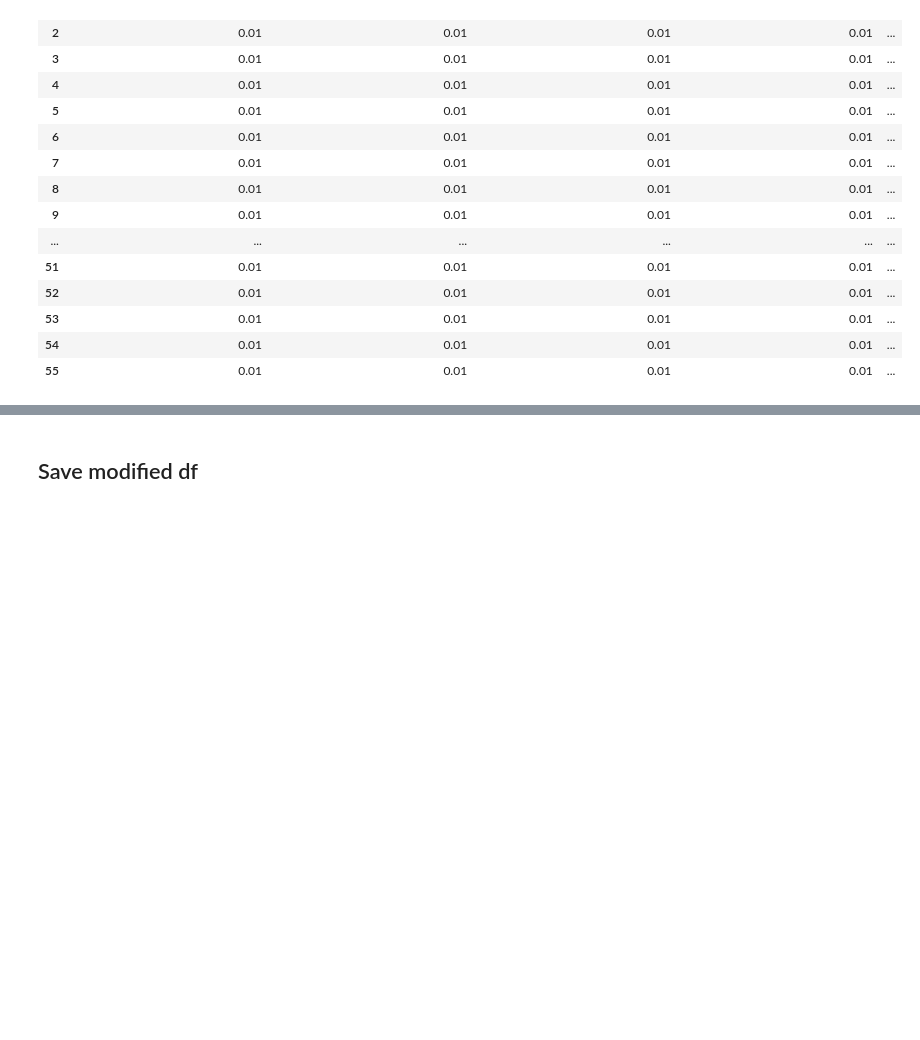
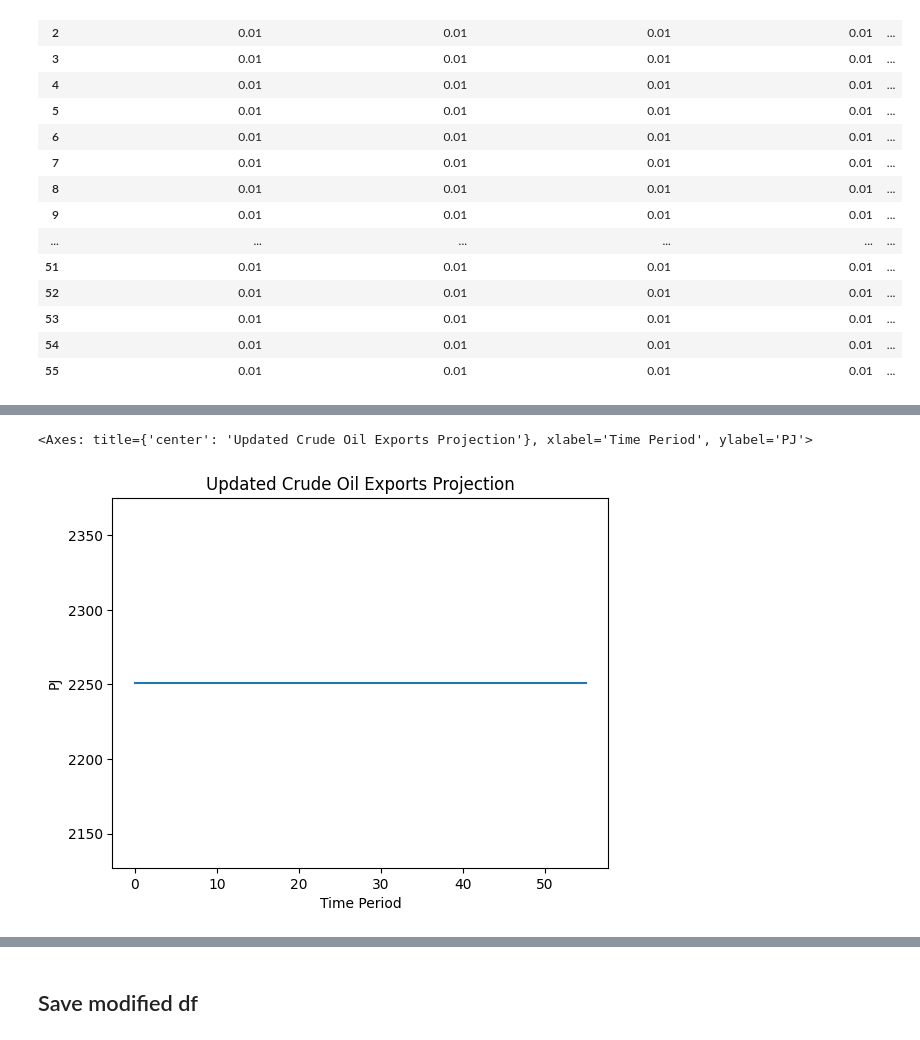
Before and after one commit to sisepuede-framework/ssp_libya, a Jupyter notebook: ssp_modeling/input_data/modify_input_data.ipynb, the cells around one changed output, grey strips where cells are left out. Cells and saved outputs as stored; diff of their text form; code cells hidden in the pictures; blank space fills up the shorter version.

```diff
--- a/ssp_modeling/input_data/modify_input_data.ipynb
+++ b/ssp_modeling/input_data/modify_input_data.ipynb
@@ -319,0 +344,7 @@ df[agrc_elasticity_cols]
+# %%
+# Update exports for crude oil
+df[exports_var] = pj_export_total
+df[exports_var].plot(kind="line", title="Updated Crude Oil Exports Projection", ylabel="PJ", xlabel="Time Period")
+# %% [output]
+<Axes: title={'center': 'Updated Crude Oil Exports Projection'}, xlabel='Time Period', ylabel='PJ'>
+[figure, added]
```
Also changed, not shown: parts of 23 cells of this notebook, 6 other files.
